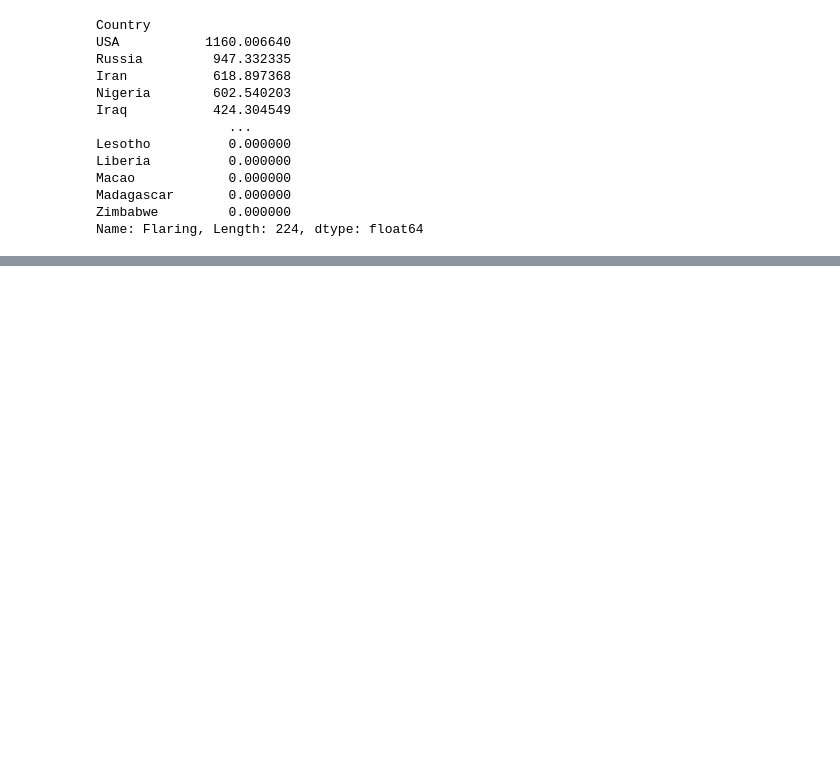
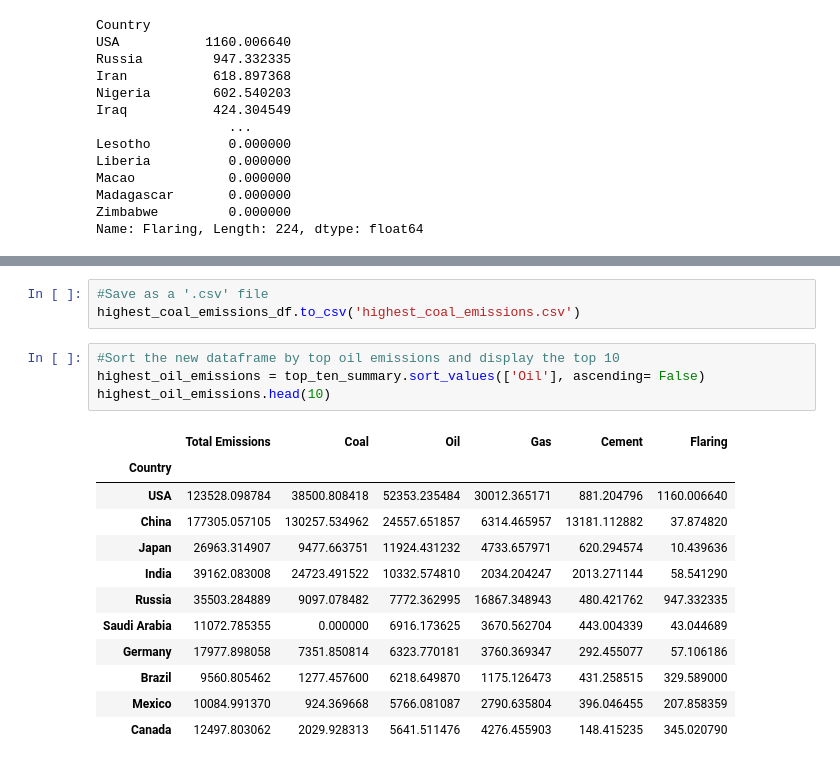
Before and after one commit to RachNovak/Project3, a Jupyter notebook: project_draft2.ipynb, the cells around one changed output, grey strips where cells are left out. Saved outputs shown, nothing was run; the diff lists cells and outputs as text; blank space fills up the shorter version.

```diff
--- a/project_draft2.ipynb
+++ b/project_draft2.ipynb
@@ -307,0 +419,20 @@ Name: Flaring, Length: 224, dtype: float64
+# %%
+#Save as a '.csv' file
+highest_coal_emissions_df.to_csv('highest_coal_emissions.csv')
+# %%
+#Sort the new dataframe by top oil emissions and display the top 10
+highest_oil_emissions = top_ten_summary.sort_values(['Oil'], ascending= False)
+highest_oil_emissions.head(10)
+# %% [output]
+|  | Total Emissions | Coal | Oil | Gas | Cement | Flaring |
+| Country |  |  |  |  |  |  |
+| USA | 123528.098784 | 38500.808418 | 52353.235484 | 30012.365171 | 881.204796 | 1160.006640 |
+| China | 177305.057105 | 130257.534962 | 24557.651857 | 6314.465957 | 13181.112882 | 37.874820 |
+| Japan | 26963.314907 | 9477.663751 | 11924.431232 | 4733.657971 | 620.294574 | 10.439636 |
+| India | 39162.083008 | 24723.491522 | 10332.574810 | 2034.204247 | 2013.271144 | 58.541290 |
+| Russia | 35503.284889 | 9097.078482 | 7772.362995 | 16867.348943 | 480.421762 | 947.332335 |
+| Saudi Arabia | 11072.785355 | 0.000000 | 6916.173625 | 3670.562704 | 443.004339 | 43.044689 |
+| Germany | 17977.898058 | 7351.850814 | 6323.770181 | 3760.369347 | 292.455077 | 57.106186 |
+| Brazil | 9560.805462 | 1277.457600 | 6218.649870 | 1175.126473 | 431.258515 | 329.589000 |
+| Mexico | 10084.991370 | 924.369668 | 5766.081087 | 2790.635804 | 396.046455 | 207.858359 |
+| Canada | 12497.803062 | 2029.928313 | 5641.511476 | 4276.455903 | 148.415235 | 345.020790 |
```
Also changed, not shown: parts of 23 cells of this notebook.
